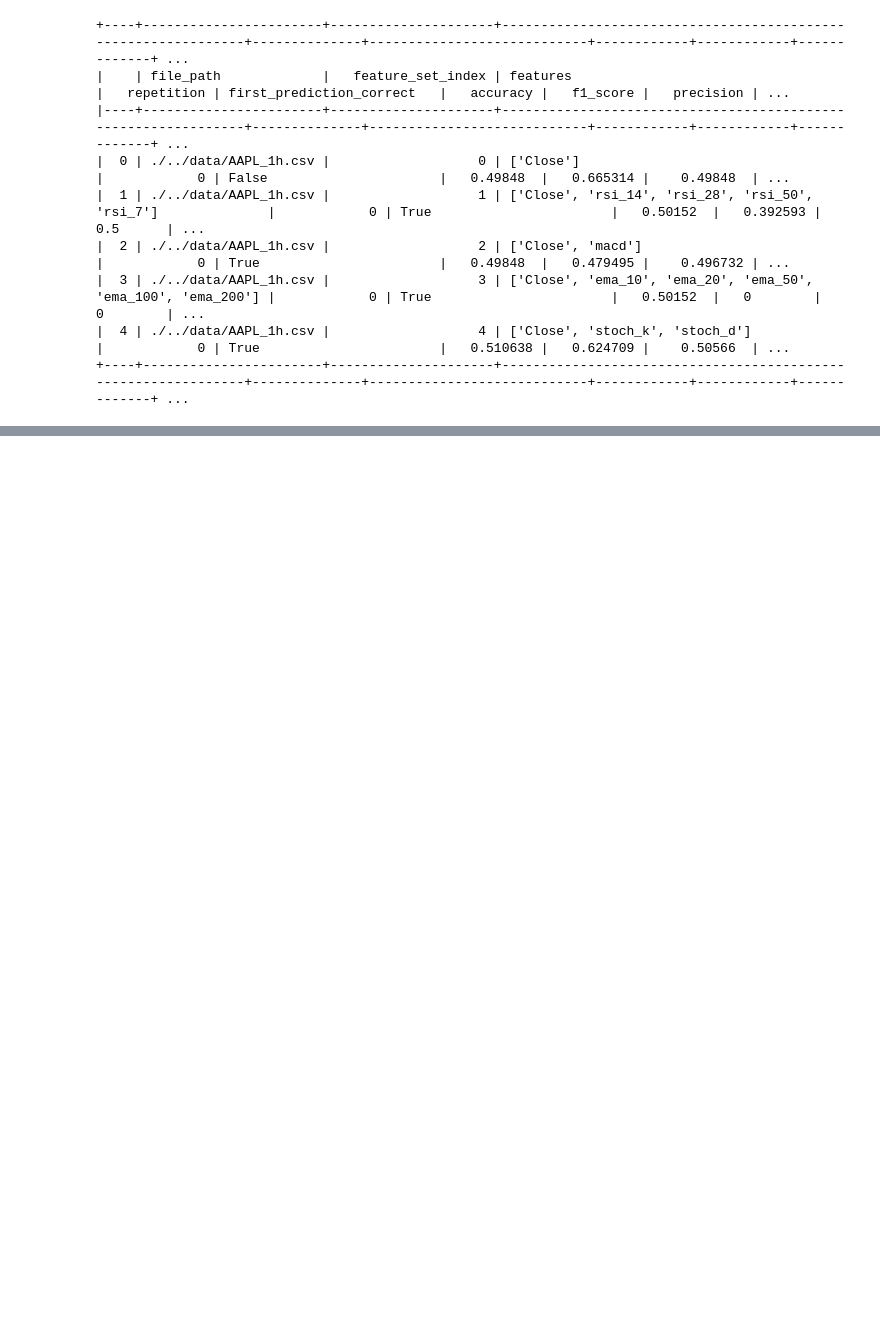
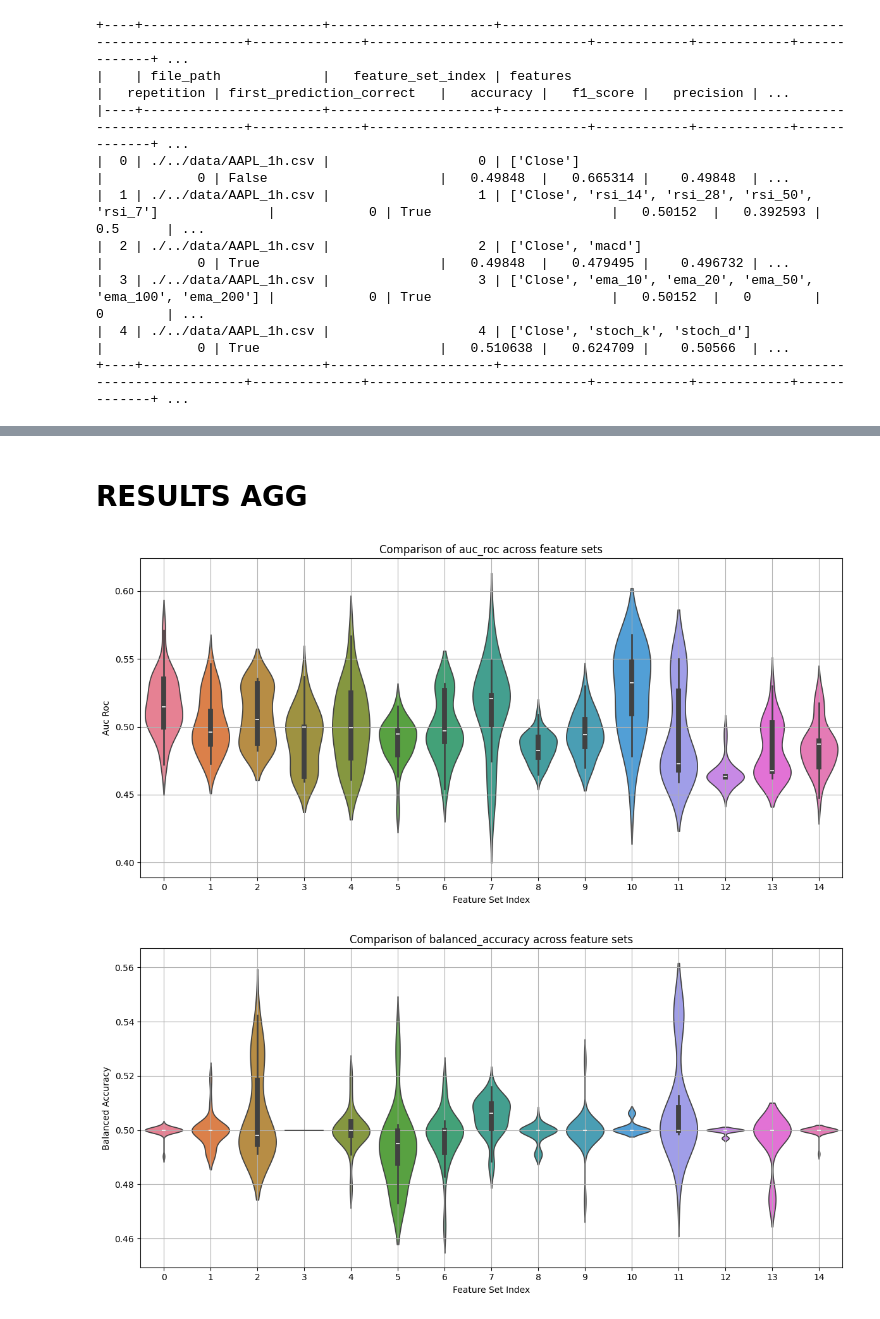
Before and after one commit to CenturionTheMan/WhiteRock, a Jupyter notebook: src/indicators_data_analis.ipynb, the cells around one changed output, grey strips where cells are left out. Drawn from its saved outputs; the diff is of its cells as text; code cells hidden in the pictures; blank space fills up the shorter version.

```diff
--- a/src/indicators_data_analis.ipynb
+++ b/src/indicators_data_analis.ipynb
@@ -46,5 +52,5 @@ print(tb.tabulate(df.head(), headers='keys', tablefmt='psql'))
 # %%
-metrics = ["accuracy"] # "f1_score" "accuracy"
+metrics = ["balanced_accuracy"] # "f1_score" "balanced_accuracy"
 files = df['file_path'].unique()
 for file in files:
     file_name = file.split('/')[-1]
@@ -121,4 +131,23 @@ Summary for file: AAPL_1h.csv
 +----+---------------------+------------------+-------------------+----------------------+-------------------------------------------------------------------------------------------------------------- ...
+# %% [markdown]
+# RESULTS AGG
+# %%
+metrics = ["auc_roc", "balanced_accuracy"] # "f1_score" "balanced_accuracy"
+for metric in metrics:
+    plt.figure(figsize=(12, 6))
+    ax = sns.violinplot(x='feature_set_index', y=metric, hue='features', data=df_file)
+    plt.title(f'Comparison of {metric} across feature sets')
+    plt.xlabel('Feature Set Index')
+    plt.ylabel(metric.replace('_', ' ').title())
+    # plt.legend(title='features')
+    if ax.get_legend() is not None:
+        ax.get_legend().remove()
+    plt.grid(True)
+    plt.tight_layout()
+    plt.show()
+# %% [output]
+[figure, added]
+[figure, added]
 # %%
 #calc rankings for features sets by each file
 df['auc_roc_rank'] = df.groupby('file_path')['auc_roc'].rank(ascending=False, method='min')
```
Also changed, not shown: parts of 10 cells of this notebook, 2 other files.
